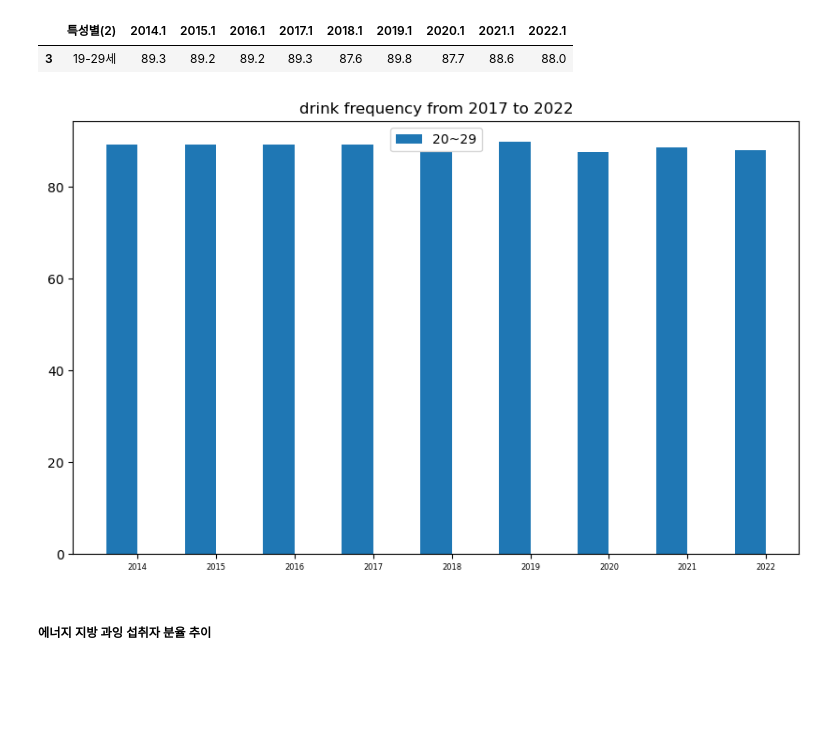
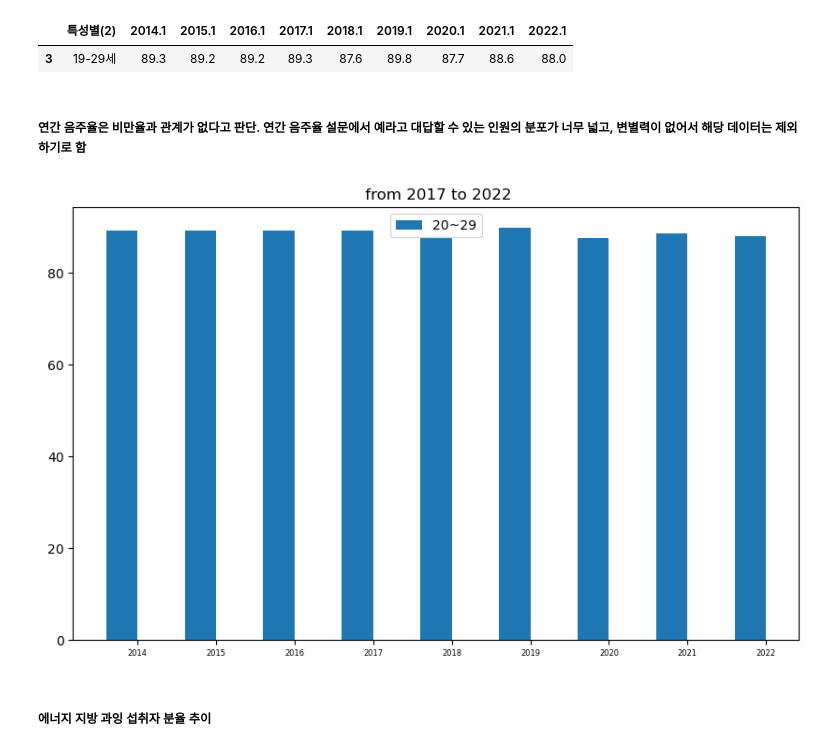
Before and after one commit to gni29/quiet_I, a Jupyter notebook: fat_from_2014.ipynb, the cells around one changed output. Saved outputs shown, nothing was run; the diff lists cells and outputs as text; code cells hidden in the pictures; blank space fills up the shorter version.

```diff
--- a/fat_from_2014.ipynb
+++ b/fat_from_2014.ipynb
@@ -238,19 +225,21 @@ drink_pr
 # %% [output]
 |  | 특성별(2) | 2014.1 | 2015.1 | 2016.1 | 2017.1 | 2018.1 | 2019.1 | 2020.1 | 2021.1 | 2022.1 |
 | 3 | 19-29세 | 89.3 | 89.2 | 89.2 | 89.3 | 87.6 | 89.8 | 87.7 | 88.6 | 88.0 |
+# %% [markdown]
+##### 연간 음주율은 비만율과 관계가 없다고 판단. 연간 음주율 설문에서 예라고 대답할 수 있는 인원의 분포가 너무 넓고, 변별력이 없어서 해당 데이터는 제외하기로 함
 # %%
 x = np.arange(len(df_target.columns))  # 막대의 x좌표
 y1 = drink_pr.iloc[0, 1:].values.astype("float")       # 첫 번째 데이터 세트
 width = 0.4
 plt.figure(figsize= (10,6))
 plt.bar(x - width/2, y1, width=width, label="20~29")
 plt.ylim(0,None)
 plt.xticks(x, df_target.columns, fontsize = 6)
-plt.title("drink frequency from 2017 to 2022")
+plt.title(" from 2017 to 2022")
 plt.legend()
 plt.show()
 # %% [output]
-[figure, old version]
+[figure, new version]
 # %% [markdown]
 ##### 에너지 지방 과잉 섭취자 분율 추이
 # %%
```
Also changed, not shown: parts of 29 cells of this notebook.
